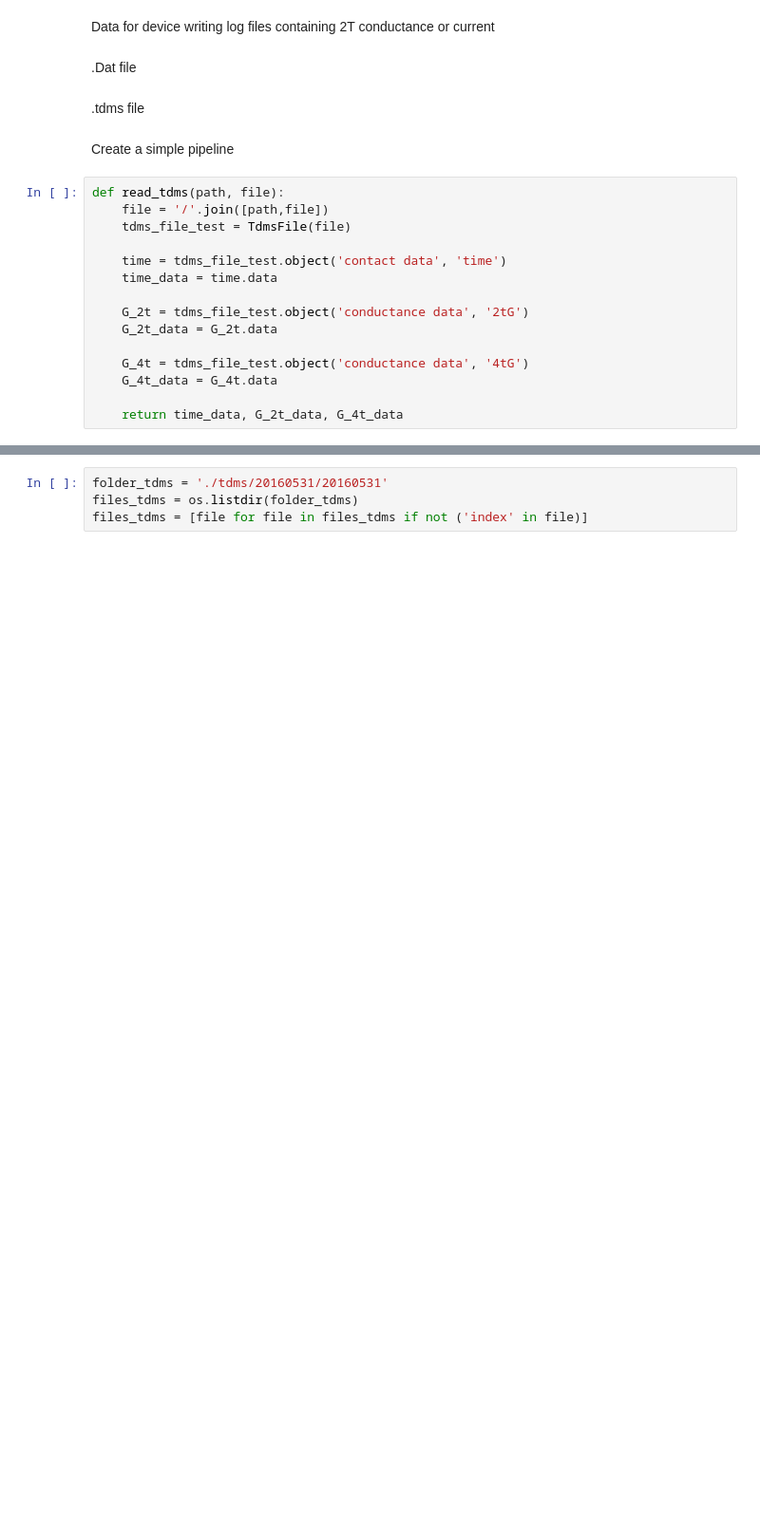
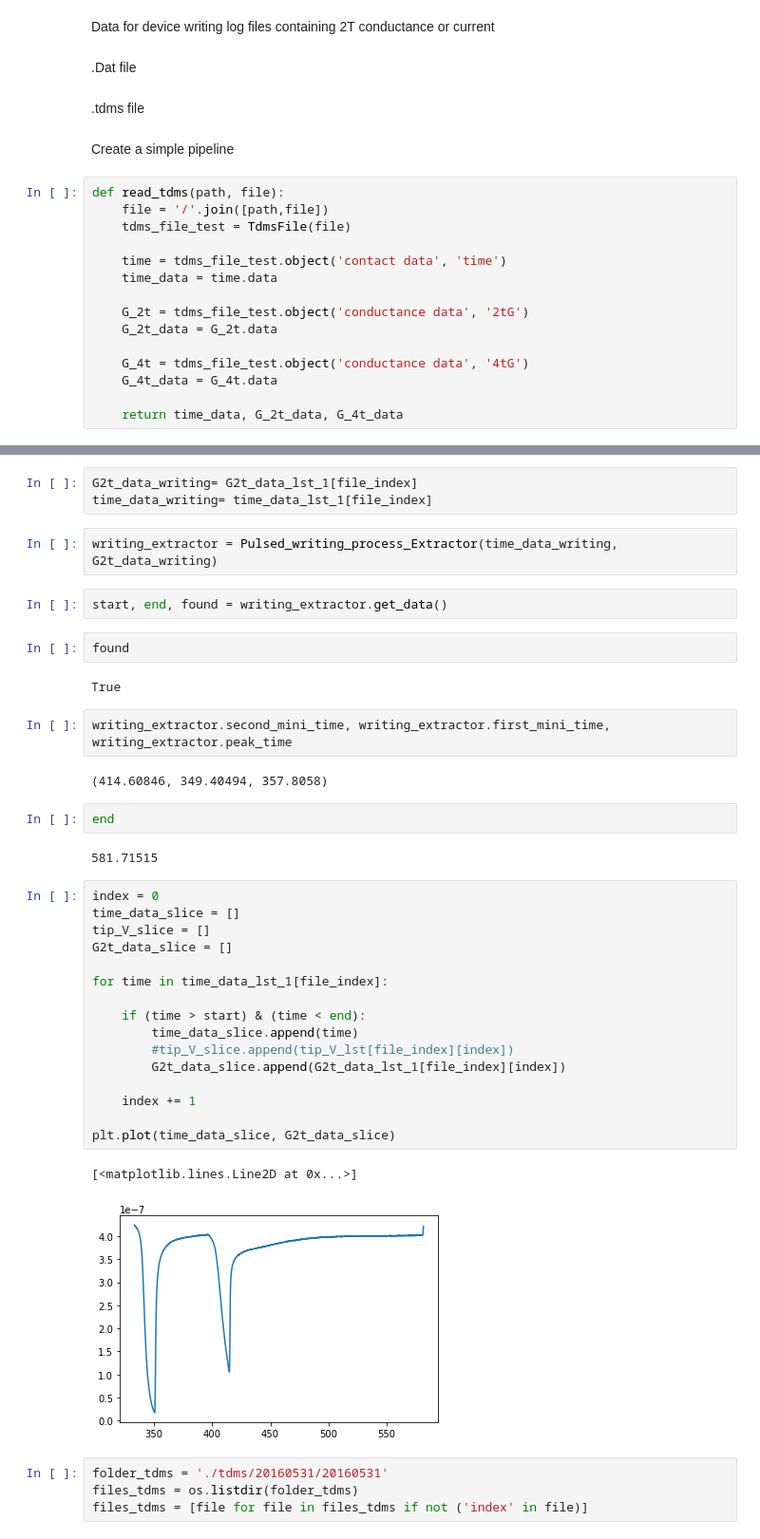
Before and after one commit to dondon1993/Datapipeline_lab, a Jupyter notebook: Data_proc_levylab.ipynb, the cells around one changed output, grey strips where cells are left out. Shown at 95% size. Cells and saved outputs as stored; diff of their text form; blank space fills up the shorter version.

Commit message:
Class writing process extractor
Made a class called writing process extractor and prototype for the whole pipeline in python code

```diff
--- a/Data_proc_levylab.ipynb
+++ b/Data_proc_levylab.ipynb
@@ -204,3 +265,41 @@ while i >= 0:
+# %%
+G2t_data_writing= G2t_data_lst_1[file_index]
+time_data_writing= time_data_lst_1[file_index]
+# %%
+writing_extractor = Pulsed_writing_process_Extractor(time_data_writing, G2t_data_writing)
+# %%
+start, end, found = writing_extractor.get_data()
+# %%
+found
+# %% [output]
+True
+# %%
+writing_extractor.second_mini_time, writing_extractor.first_mini_time, writing_extractor.peak_time
+# %% [output]
+(414.60846, 349.40494, 357.8058)
+# %%
+end
+# %% [output]
+581.71515
+# %%
+index = 0
+time_data_slice = []
+tip_V_slice = []
+G2t_data_slice = []
+
+for time in time_data_lst_1[file_index]:
+
+    if (time > start) & (time < end):
+        time_data_slice.append(time)
+        #tip_V_slice.append(tip_V_lst[file_index][index])
+        G2t_data_slice.append(G2t_data_lst_1[file_index][index])
+
+    index += 1
+
+plt.plot(time_data_slice, G2t_data_slice)
+# %% [output]
+[<matplotlib.lines.Line2D at 0x...>]
+[figure, added]
 # %%
 folder_tdms = './tdms/20160531/20160531'
 files_tdms = os.listdir(folder_tdms)
```
Also changed, not shown: parts of 48 cells of this notebook.
